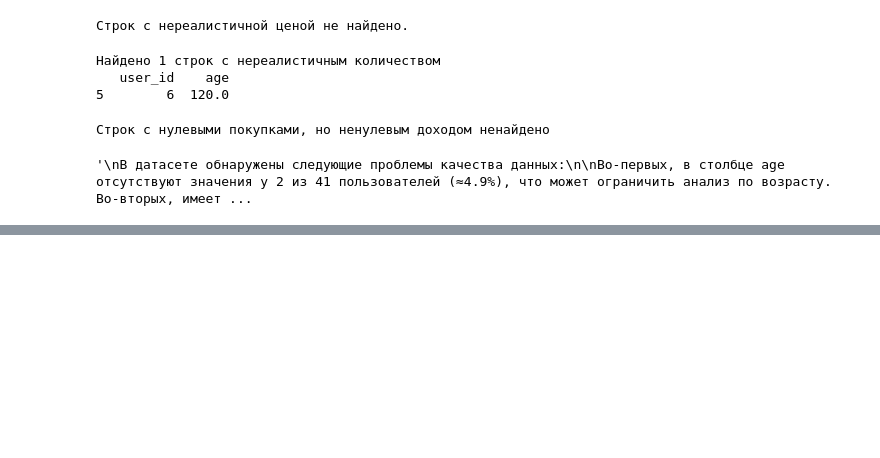
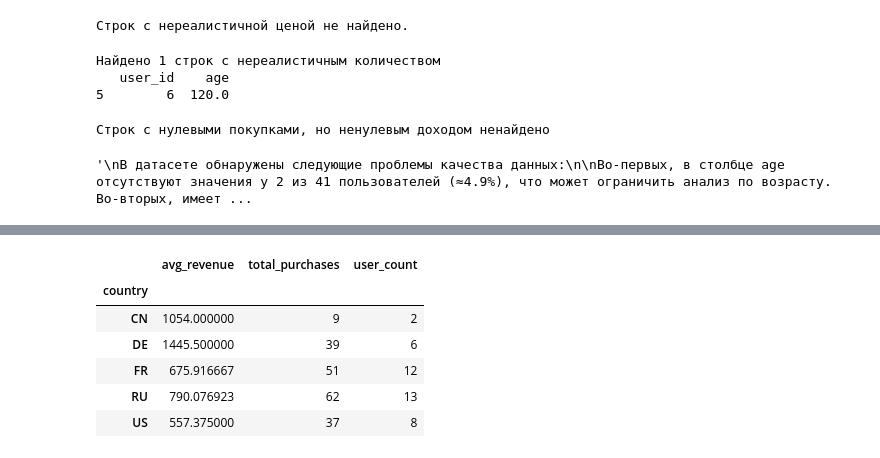
Before and after one commit to daririr/aie-group-3, a Jupyter notebook: homeworks/HW02/HW02.ipynb, the cells around one changed output, grey strips where cells are left out. Cells and saved outputs as stored; diff of their text form; code cells hidden in the pictures; blank space fills up the shorter version.

```diff
--- a/homeworks/HW02/HW02.ipynb
+++ b/homeworks/HW02/HW02.ipynb
@@ -130,0 +145,15 @@ else:
+# %%
+# Выполнить хотя бы одну осмысленную группировку с агрегатами через `groupby`
+data.groupby('country').agg(
+    avg_revenue=('revenue', 'mean'),   # средний доход
+    total_purchases=('purchases', 'sum'),  # общее число покупок
+    user_count=('user_id', 'count')    # сколько пользователей
+)
+# %% [output]
+|  | avg_revenue | total_purchases | user_count |
+| country |  |  |  |
+| CN | 1054.000000 | 9 | 2 |
+| DE | 1445.500000 | 39 | 6 |
+| FR | 675.916667 | 51 | 12 |
+| RU | 790.076923 | 62 | 13 |
+| US | 557.375000 | 37 | 8 |
```
Also changed, not shown: parts of 6 cells of this notebook, 3 other files.
